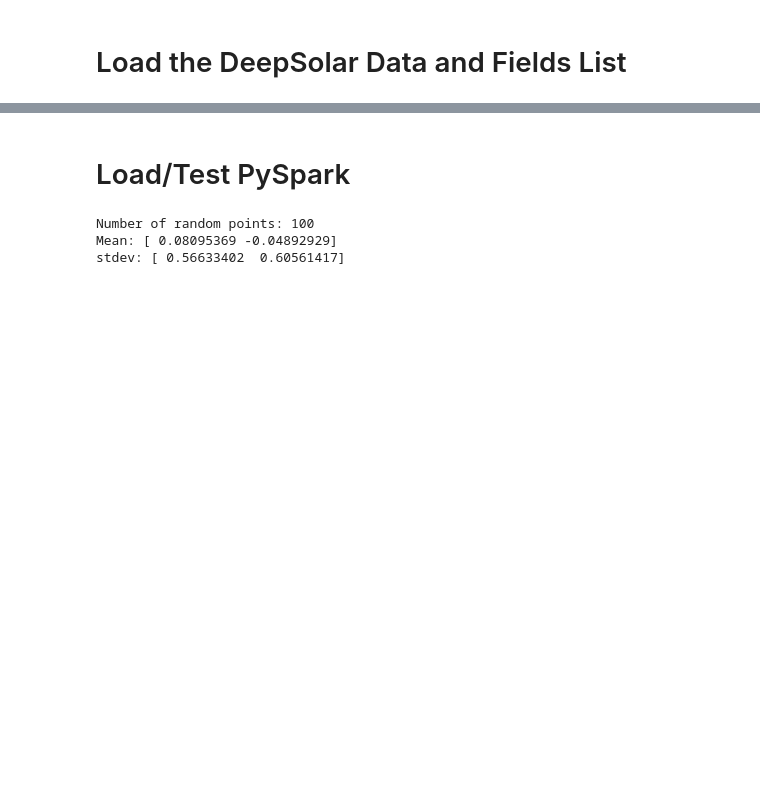
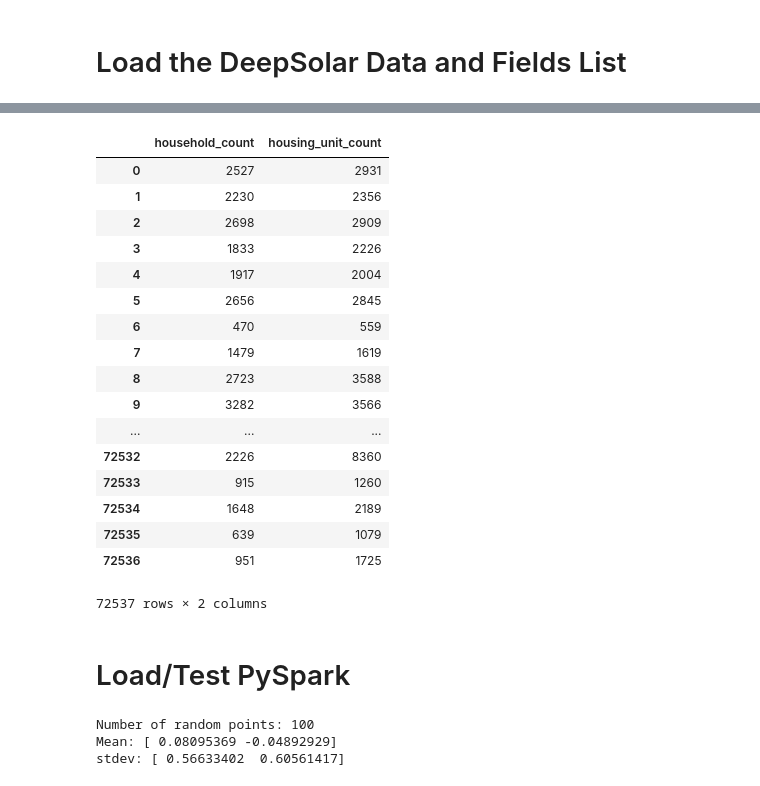
Before and after one commit to daxaurora/capstone_solarpanels, a Jupyter notebook: Modeling/deepsolar - mllib test.ipynb, the cells around one changed output, grey strips where cells are left out. Cells and saved outputs as stored; diff of their text form; code cells hidden in the pictures; blank space fills up the shorter version.

```diff
--- a/Modeling/deepsolar - mllib test.ipynb
+++ b/Modeling/deepsolar - mllib test.ipynb
@@ -16,6 +16,27 @@ solar_fields.head()
 | 2 | solar_system_count | Total number of solar systems in ... | NaN | Numeric | NaN | NaN | 1535.000 | 0 | ... |
 | 3 | total_panel_area | NaN | NaN | Numeric | NaN | NaN | 592031.075 | 0 | ... |
 | 4 | fips | FIPS identifier for the census tract | NaN | String | NaN | NaN | NaN | NaN | ... |
+# %%
+solar[['household_count','housing_unit_count']]
+# %% [output]
+|  | household_count | housing_unit_count |
+| 0 | 2527 | 2931 |
+| 1 | 2230 | 2356 |
+| 2 | 2698 | 2909 |
+| 3 | 1833 | 2226 |
+| 4 | 1917 | 2004 |
+| 5 | 2656 | 2845 |
+| 6 | 470 | 559 |
+| 7 | 1479 | 1619 |
+| 8 | 2723 | 3588 |
+| 9 | 3282 | 3566 |
+| ... | ... | ... |
+| 72532 | 2226 | 8360 |
+| 72533 | 915 | 1260 |
+| 72534 | 1648 | 2189 |
+| 72535 | 639 | 1079 |
+| 72536 | 951 | 1725 |
+72537 rows × 2 columns
 # %% [markdown]
 # Load/Test PySpark
 # %%
```
